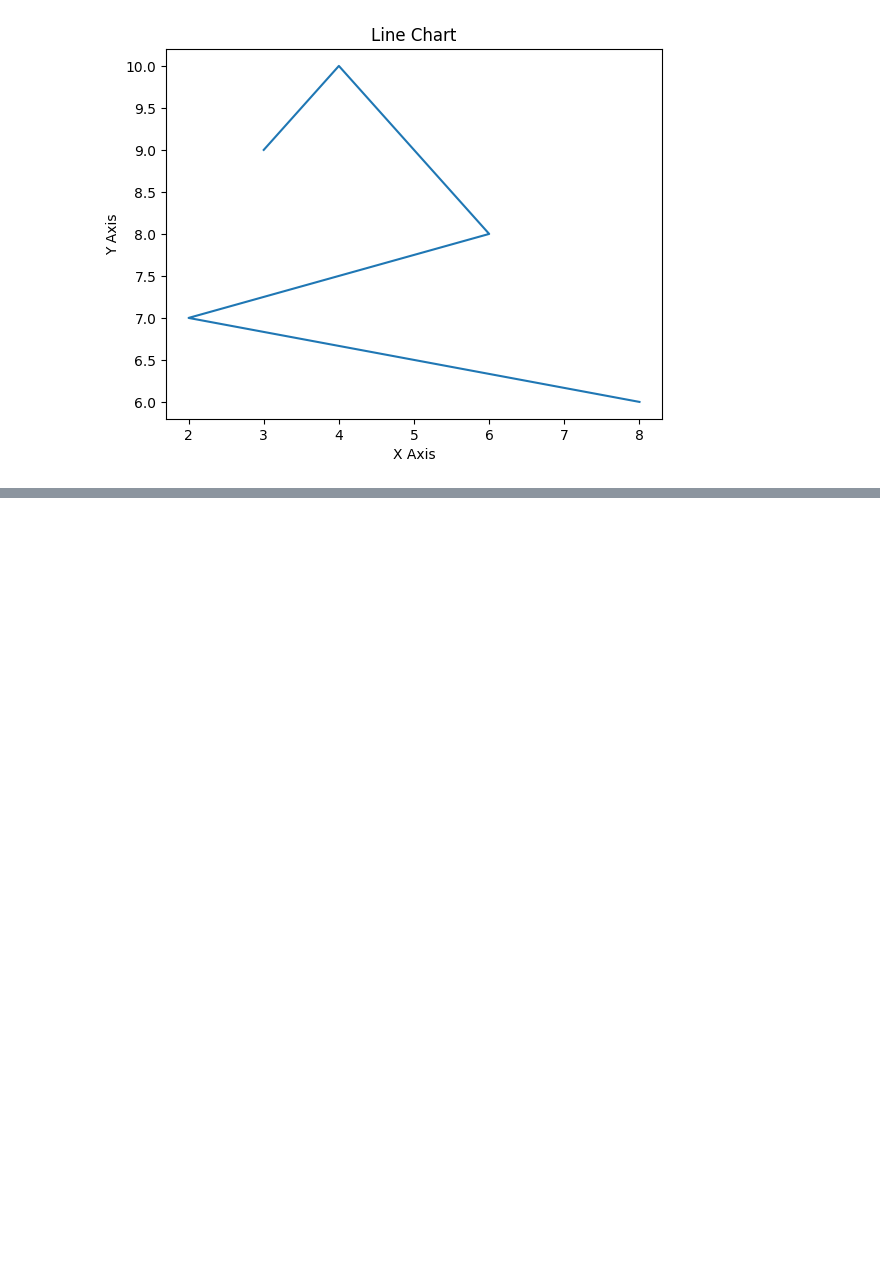
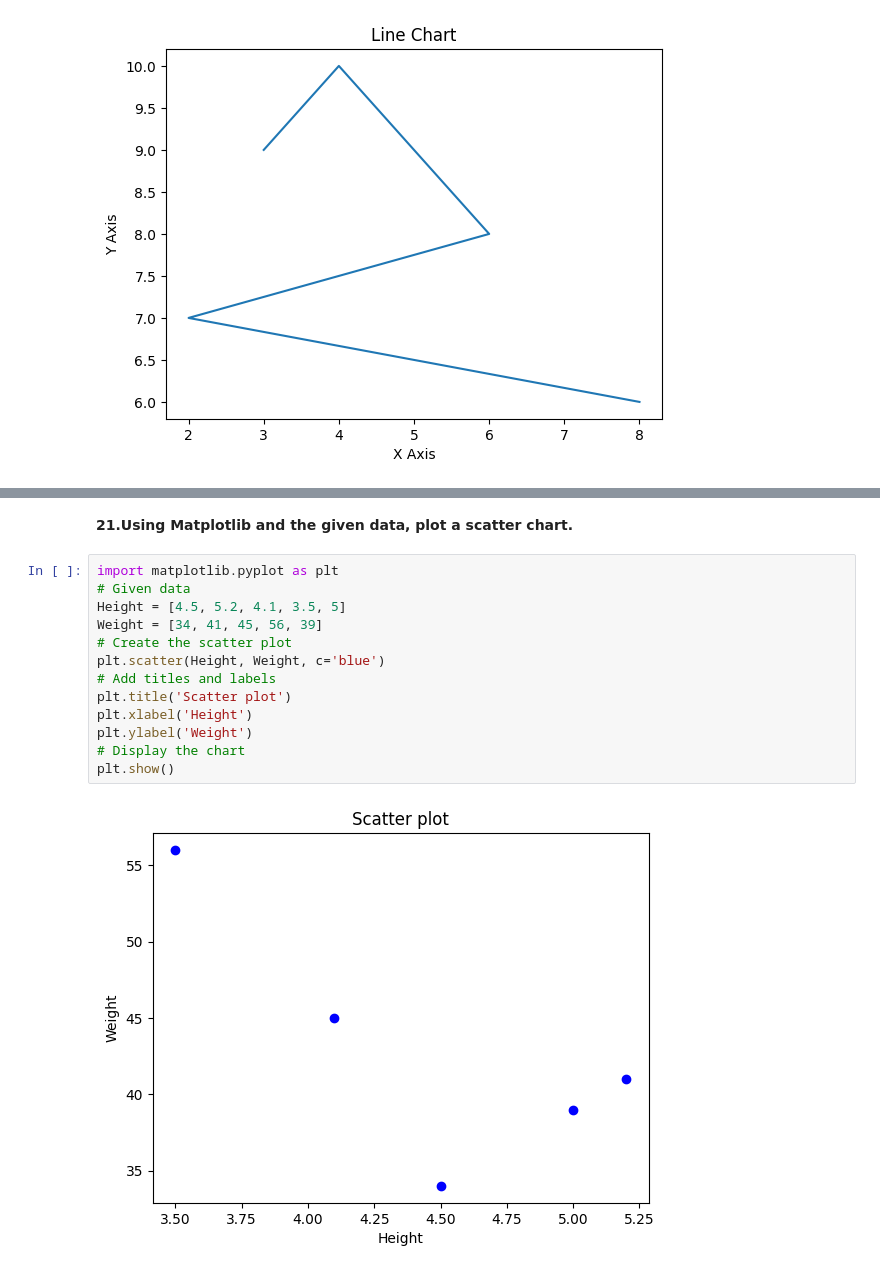
Before and after one commit to SettibathulaJyothi/Python-Basics, a Jupyter notebook: Python_Practical_Questions.ipynb, the cells around one changed output, grey strips where cells are left out. Drawn from its saved outputs; the diff is of its cells as text; blank space fills up the shorter version.

```diff
--- a/Python_Practical_Questions.ipynb
+++ b/Python_Practical_Questions.ipynb
@@ -386,0 +404,17 @@ plt.show()
+# %% [markdown]
+**21.Using Matplotlib and the given data, plot a scatter chart.**
+# %%
+import matplotlib.pyplot as plt
+# Given data
+Height = [4.5, 5.2, 4.1, 3.5, 5]
+Weight = [34, 41, 45, 56, 39]
+# Create the scatter plot
+plt.scatter(Height, Weight, c='blue')
+# Add titles and labels
+plt.title('Scatter plot')
+plt.xlabel('Height')
+plt.ylabel('Weight')
+# Display the chart
+plt.show()
+# %% [output]
+[figure, added]
```
Also changed, not shown: parts of 2 cells of this notebook.
